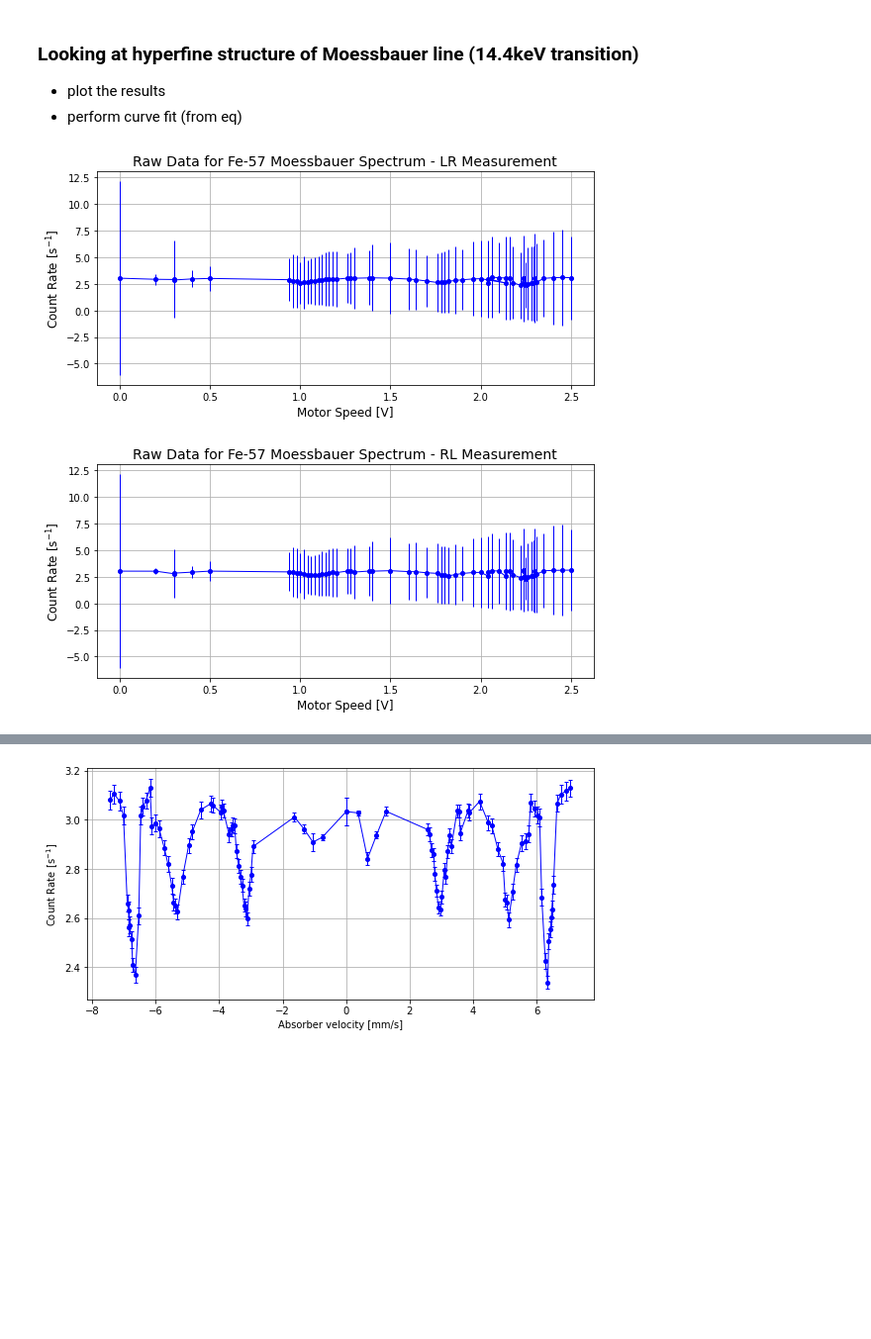
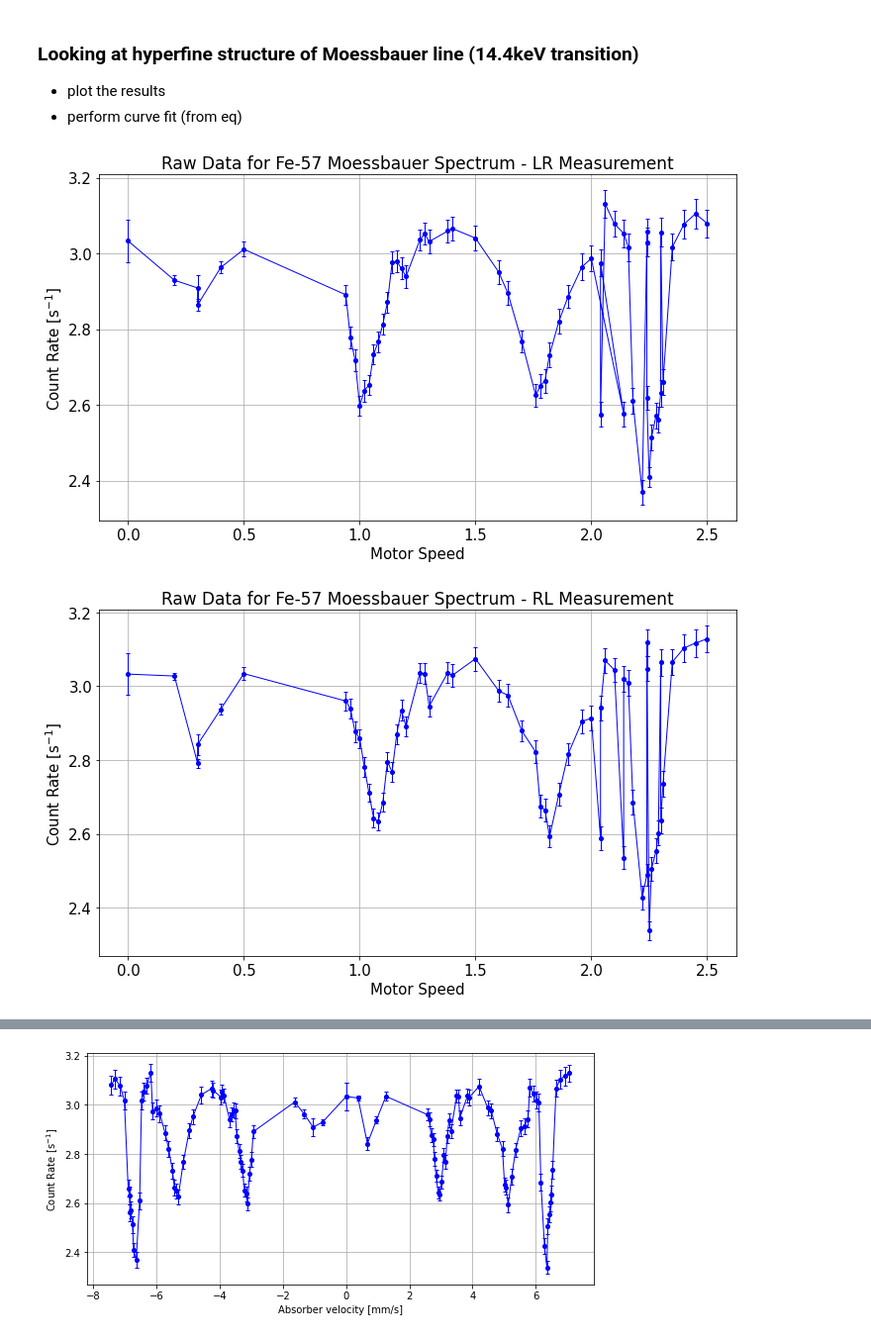
Before and after one commit to tesla1900/advanced-lab-course, a Jupyter notebook: moessbauer/moess_analysis.ipynb, the cells around one changed output, grey strips where cells are left out. Shown: that part at 99% size. Drawn from its saved outputs; the diff is of its cells as text; code cells hidden in the pictures; blank space fills up the shorter version.

Commit message:
Completed fitting for Moessbauer peaks

```diff
--- a/moessbauer/moess_analysis.ipynb
+++ b/moessbauer/moess_analysis.ipynb
@@ -52,7 +52,11 @@ moess_rl_data = np.genfromtxt(os.path.join(data_path, "velocity_RL_moessbauer.cs
 moess_lr_data[:,3] *= 1e-3
 moess_rl_data[:,3] *= 1e-3
 
-time_err = 0.003 * 1000
+time_err = 0.003  # in seconds
+
+# travel distance
+L = 25.1e-3   # m
+L_err = 0.1e-3  # m
 
 # structure: velocity, motor speed (for reference), counts, time, number of turns
 # the velocity is calculated from time and number of turns
@@ -63,21 +67,33 @@ time_err = 0.003 * 1000
 # %%
 # plot our results (to check)
 moess_raw_datas = [moess_lr_data, moess_rl_data]
 labels = ["LR", "RL"]
 
+
 for i, moess_raw_data in enumerate(moess_raw_datas):
-    count_rate_err = moess_raw_data[:,5] * np.sqrt( (np.sqrt(moess_raw_data[:,2]) / moess_raw_data[:,2])**2. + (time_err / moess_raw_data[:,3])**2.)
+
+    # rewrite things in variable form so that its more clear
+    vel, motor_speed, counts, time, nturns, count_rate = (moess_raw_data[:,i] for i in range(6))
+
+    # perform error analysis here
+    # error for count rate N / T
+    count_rate_err = count_rate * np.sqrt( (np.sqrt(counts) / counts)**2. + (time_err / time)**2.)
 
 
-    fig, ax = plt.subplots(figsize=(8,4), tight_layout=True)
-    ax.errorbar(moess_raw_data[:,1], moess_raw_data[:,5], yerr=count_rate_err, marker="o", ls="-", lw=1.0, ms=4.0, color="b")
-    ax.set_xlabel("Motor Speed [V]", fontsize=12)
-    ax.set_ylabel("Count Rate [s$^{{-1}}]$", fontsize=12)
-    ax.set_title("Raw Data for Fe-57 Moessbauer Spectrum - {0} Measurement".format(labels[i]), fontsize=14)
+    fig, ax = plt.subplots(figsize=(10,6), tight_layout=True)
+    ax.errorbar(motor_speed, count_rate, yerr=count_rate_err, marker="o", ls="-", lw=1.0, ms=4.0, color="b", capsize=2.0)
+    ax.set_xlabel("Motor Speed", fontsize=15)
+    ax.set_ylabel("Count Rate [s$^{{-1}}]$", fontsize=15)
+    ax.set_title("Raw Data for Fe-57 Moessbauer Spectrum - {0} Measurement".format(labels[i]), fontsize=17)
+
+    ax.tick_params(axis='both', which='major', labelsize=15)
+    ax.tick_params(axis='both', which='minor', labelsize=15)
     ax.grid()
+
+    plt.savefig(os.path.join(figure_path, "raw_moess_{0}.png".format(labels[i])), dpi=300)
 # %% [output]
-[figure, old version]
+[figure, new version]
-[figure, old version]
+[figure, new version]
 # %%
 # remove the outliers
 # looking at the numbers from apple, we have to remove:
```
Also changed, not shown: parts of 9 cells of this notebook, 4 other files.
